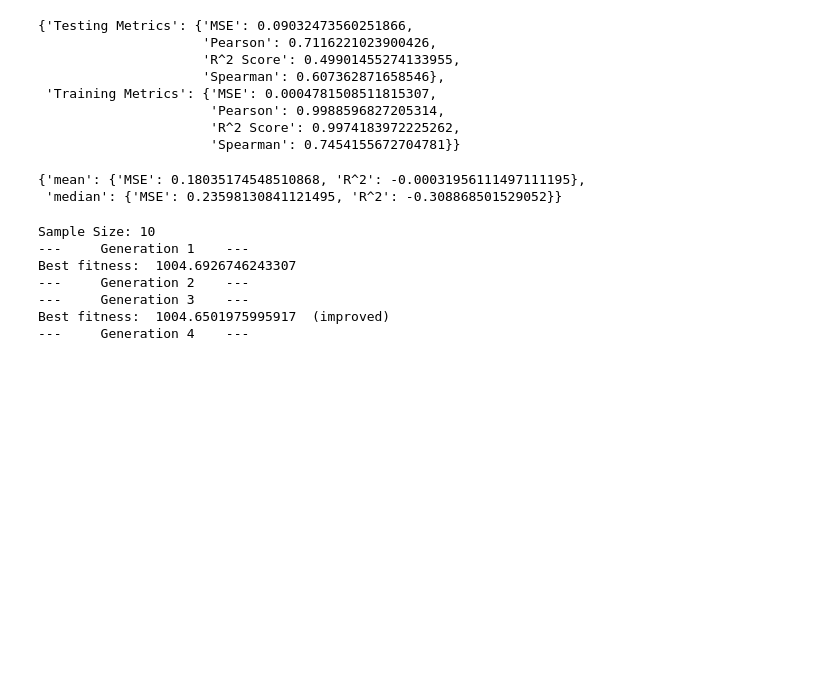
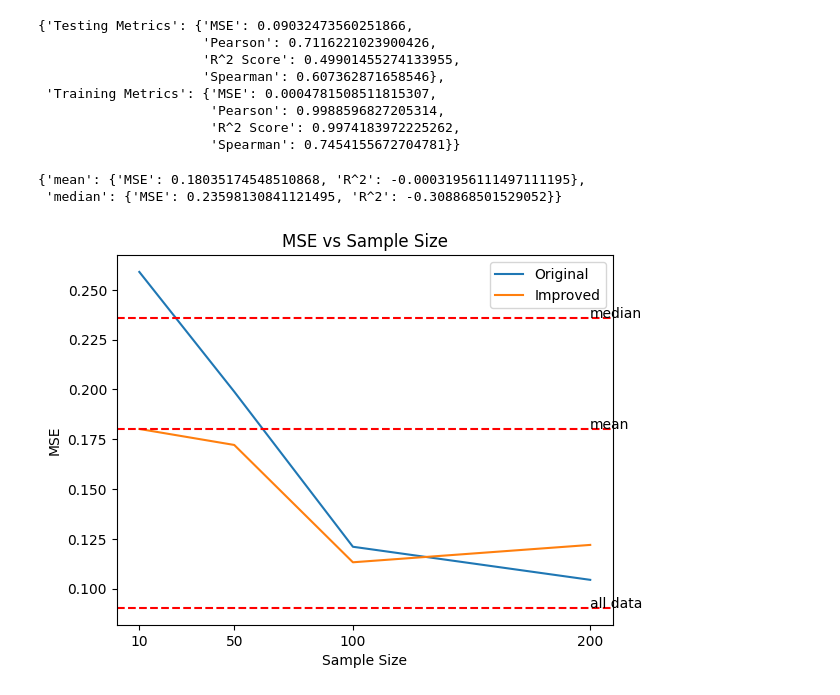
Before and after one commit to ghsumhubh/Coreset-Finding-Using-PDF-Approximation, a Jupyter notebook: main.ipynb, the cells around one changed output. Saved outputs shown, nothing was run; the diff lists cells and outputs as text; code cells hidden in the pictures; blank space fills up the shorter version.

Commit message:
Added cool graphs and data is a bit more modular

```diff
--- a/main.ipynb
+++ b/main.ipynb
@@ -30,6 +30,3 @@ pprint(description)
 22                                CD4 at 20+/-5 weeks  None             no
 23                                    CD8 at baseline  None             no
 24                                CD8 at 20+/-5 weeks  None             no  }
-# %%
-x_train, x_test, y_train, y_test = split_data(x, y)
-x_train, x_test, y_train, y_test = convert_to_numpy_dataset(x_train, x_test, y_train, y_test)
@@ -48,10 +41,8 @@ print(y_test.shape)
 (428, 23)
 (428,)
 # %%
-results = xgb_results_regression(x_train, x_test, y_train, y_test)
-pprint(results)
-
-metrics = ['MSE', 'R^2 Score', 'Pearson', 'Spearman']
+all_data_results = xgb_results_regression(x_train, x_test, y_train, y_test)
+pprint(all_data_results)
 # %% [output]
 {'Testing Metrics': {'MSE': 0.09032473560251866,
                      'Pearson': 0.7116221023900426,
@@ -72,12 +63,13 @@ pprint(baseline_results)
 # sample rates are from 10 to 1000 in increments of 10
 COMPARE = True
 REDUNDANCY = 1 # TODO: was 10
-sample_sizes = np.arange(10, 1000, 100)
+sample_sizes = [10, 50, 100, 200]
 
 mse_dict, mse_dict_improved = {}, {}
 
 
 for index, sample_size in enumerate(sample_sizes):
+    clear_output()
     print('Sample Size:', sample_size)
 
     mse_list, mse_improved_list = [], []
@@ -91,7 +83,7 @@ for index, sample_size in enumerate(sample_sizes):
             x_train=x_train,
             y_train=y_train,
             population_size=10,
-            max_generations=10,
+            max_generations=5,
             mutation_rate=0.5,
             mutation_cap=2,
             elite_size=2,
@@ -114,21 +106,25 @@ for index, sample_size in enumerate(sample_sizes):
 
     mse_dict[sample_size] = np.mean(mse_list)
     mse_dict_improved[sample_size] = np.mean(mse_improved_list)
-
-
-
-# graph mse results
-plt.plot(list(mse_dict.keys()), list(mse_dict.values()))
-plt.plot(list(mse_dict_improved.keys()), list(mse_dict_improved.values()))
-plt.xlabel('Sample Size')
-plt.ylabel('MSE')
-plt.title('MSE vs Sample Size')
-plt.show()
-# %% [output]
-Sample Size: 10
----     Generation 1    ---
-Best fitness:  1004.6926746243307
----     Generation 2    ---
----     Generation 3    ---
-Best fitness:  1004.6501975995917  (improved)
----     Generation 4    ---
+# %%
+# graph mse results
+plt.plot(list(mse_dict.keys()), list(mse_dict.values()))
+plt.plot(list(mse_dict_improved.keys()), list(mse_dict_improved.values()))
+plt.xlabel('Sample Size')
+plt.ylabel('MSE')
+plt.legend(['Original', 'Improved'])
+# Draw a line for each baseline
+for baseline, value in baseline_results.items():
+    plt.axhline(value["MSE"], color='r', linestyle='--')
+    plt.text(sample_sizes[-1], value["MSE"], baseline)
+
+# Draw a line for best result
+all_data_mse = all_data_results['Testing Metrics']['MSE']
+plt.axhline(all_data_mse, color='r', linestyle='--')
+plt.text(sample_sizes[-1], all_data_mse, 'all data')
+
+plt.xticks(sample_sizes) #TODO: change this if needed
+plt.title('MSE vs Sample Size')
+plt.show()
+# %% [output]
+[figure, added]
```
Also changed, not shown: parts of 3 cells of this notebook, 2 other files.
